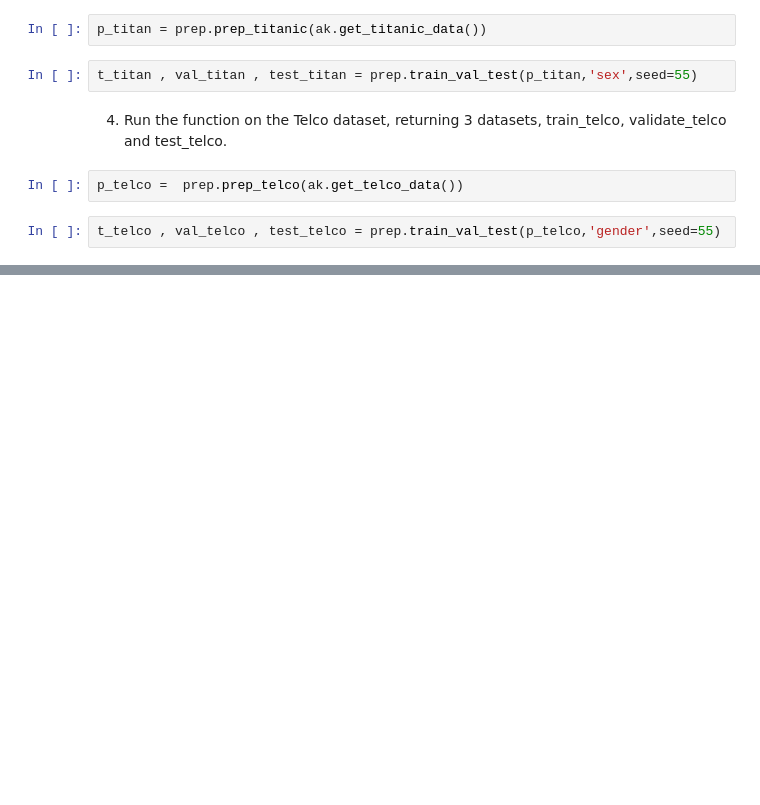
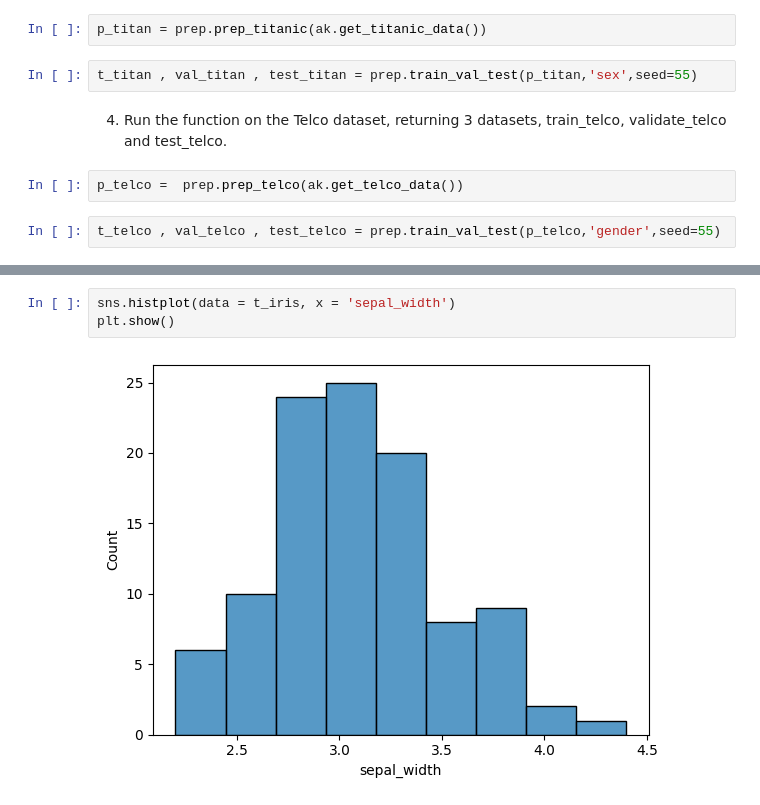
Before and after one commit to eelysee/classification_exercises, a Jupyter notebook: classification_exercises.ipynb, the cells around one changed output, grey strips where cells are left out. Saved outputs shown, nothing was run; the diff lists cells and outputs as text; blank space fills up the shorter version.

```diff
--- a/classification_exercises.ipynb
+++ b/classification_exercises.ipynb
@@ -508,0 +558,5 @@ t_telco , val_telco , test_telco = prep.train_val_test(p_telco,'gender',seed=55)
+# %%
+sns.histplot(data = t_iris, x = 'sepal_width')
+plt.show()
+# %% [output]
+[figure, added]
```
Also changed, not shown: parts of 44 cells of this notebook.
